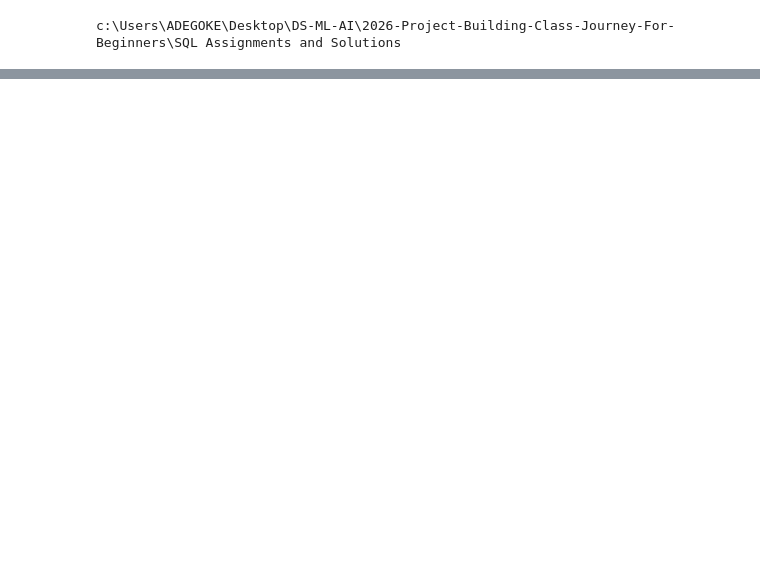
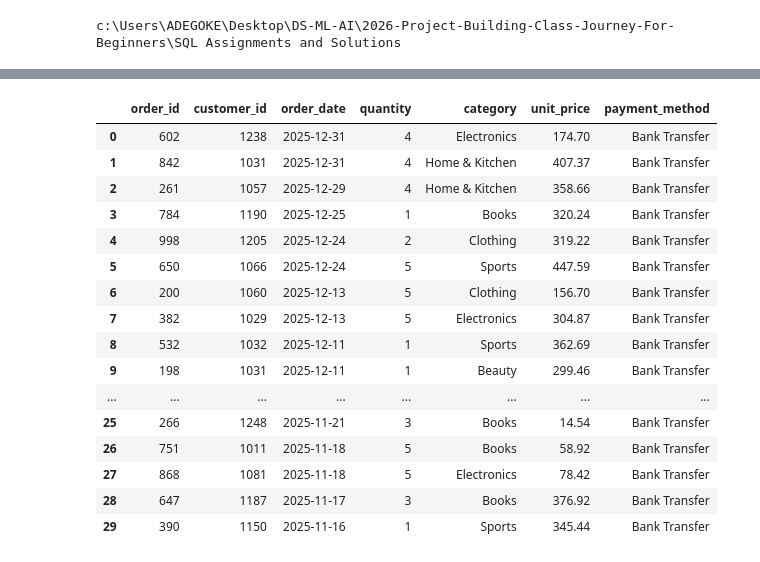
Before and after one commit to Thomasayanfeoluwa/2026-Python-Training-Class---Tutorial-For-Beginners, a Jupyter notebook: SQL Assignments and Solutions/sqlite3.ipynb, the cells around one changed output, grey strips where cells are left out. Drawn from its saved outputs; the diff is of its cells as text; code cells hidden in the pictures; blank space fills up the shorter version.

```diff
--- a/SQL Assignments and Solutions/sqlite3.ipynb
+++ b/SQL Assignments and Solutions/sqlite3.ipynb
@@ -23 +23,6 @@ print(df.columns.tolist()) # This is to see all columns
 ['order_id', 'customer_id', 'order_date', 'product', 'category', 'quantity', 'unit_price', 'discount_percent', 'total_amount', 'city', 'payment_method', 'order_status']
+# %%
+# Create a Helper Function
+
+def run_sql(query):
+    return pd.read_sql(query, conn)
@@ -23,0 +171,33 @@ print(df.columns.tolist()) # This is to see all columns
+# %%
+run_sql("""
+    SELECT order_id, customer_id, order_date, quantity, category, unit_price, payment_method
+    FROM orders
+    WHERE payment_method = 'Bank Transfer'
+    ORDER BY order_date DESC
+    LIMIT 30
+""")
+
+
+
+
+# order_id	customer_id	order_date	product	category
+# quantity	unit_price	discount_percent
+# total_amount	city	payment_method	order_status
+# %% [output]
+|  | order_id | customer_id | order_date | quantity | category | unit_price | payment_method |
+| 0 | 602 | 1238 | 2025-12-31 | 4 | Electronics | 174.70 | Bank Transfer |
+| 1 | 842 | 1031 | 2025-12-31 | 4 | Home & Kitchen | 407.37 | Bank Transfer |
+| 2 | 261 | 1057 | 2025-12-29 | 4 | Home & Kitchen | 358.66 | Bank Transfer |
+| 3 | 784 | 1190 | 2025-12-25 | 1 | Books | 320.24 | Bank Transfer |
+| 4 | 998 | 1205 | 2025-12-24 | 2 | Clothing | 319.22 | Bank Transfer |
+| 5 | 650 | 1066 | 2025-12-24 | 5 | Sports | 447.59 | Bank Transfer |
+| 6 | 200 | 1060 | 2025-12-13 | 5 | Clothing | 156.70 | Bank Transfer |
+| 7 | 382 | 1029 | 2025-12-13 | 5 | Electronics | 304.87 | Bank Transfer |
+| 8 | 532 | 1032 | 2025-12-11 | 1 | Sports | 362.69 | Bank Transfer |
+| 9 | 198 | 1031 | 2025-12-11 | 1 | Beauty | 299.46 | Bank Transfer |
+| ... | ... | ... | ... | ... | ... | ... | ... |
+| 25 | 266 | 1248 | 2025-11-21 | 3 | Books | 14.54 | Bank Transfer |
+| 26 | 751 | 1011 | 2025-11-18 | 5 | Books | 58.92 | Bank Transfer |
+| 27 | 868 | 1081 | 2025-11-18 | 5 | Electronics | 78.42 | Bank Transfer |
+| 28 | 647 | 1187 | 2025-11-17 | 3 | Books | 376.92 | Bank Transfer |
+| 29 | 390 | 1150 | 2025-11-16 | 1 | Sports | 345.44 | Bank Transfer |
```
Also changed, not shown: parts of 11 cells of this notebook, 2 other files.
